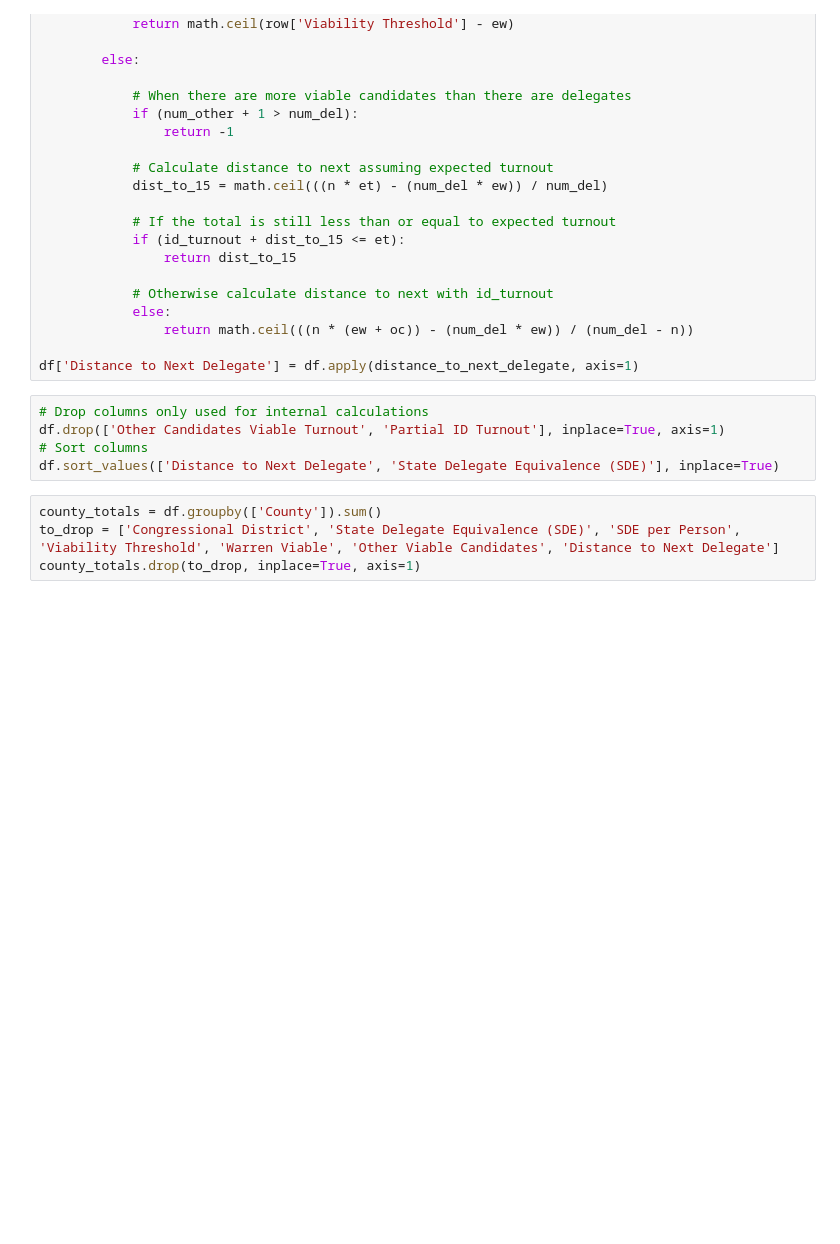
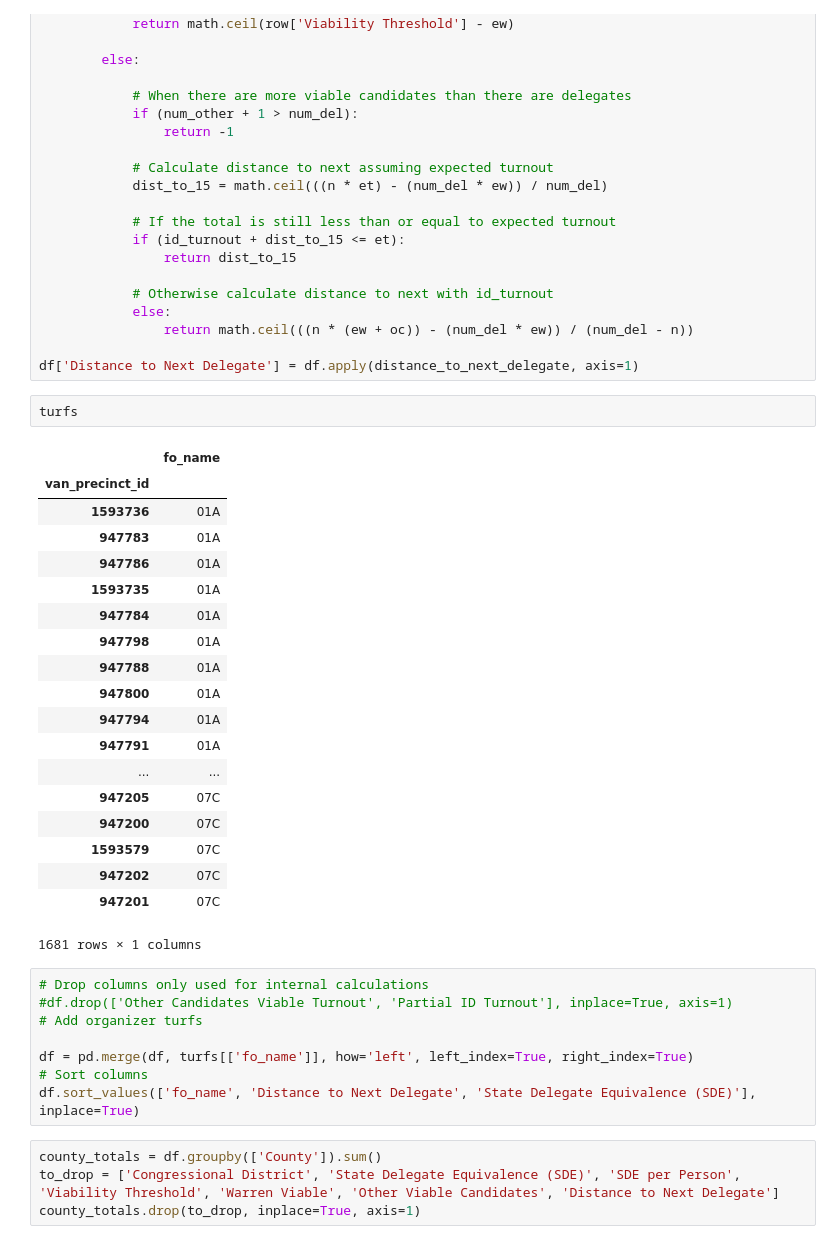
Before and after one commit to hashbron/Big-Structural-Code, a Jupyter notebook: sdenotebook.ipynb, the cells around one changed output. Drawn from its saved outputs; the diff is of its cells as text; blank space fills up the shorter version.

```diff
--- a/sdenotebook.ipynb
+++ b/sdenotebook.ipynb
@@ -264,11 +275,36 @@ def distance_to_next_delegate (row):
                 return math.ceil(((n * (ew + oc)) - (num_del * ew)) / (num_del - n))
 
 df['Distance to Next Delegate'] = df.apply(distance_to_next_delegate, axis=1)
+# %%
+turfs
+# %% [output]
+|  | fo_name |
+| van_precinct_id |  |
+| 1593736 | 01A |
+| 947783 | 01A |
+| 947786 | 01A |
+| 1593735 | 01A |
+| 947784 | 01A |
+| 947798 | 01A |
+| 947788 | 01A |
+| 947800 | 01A |
+| 947794 | 01A |
+| 947791 | 01A |
+| ... | ... |
+| 947205 | 07C |
+| 947200 | 07C |
+| 1593579 | 07C |
+| 947202 | 07C |
+| 947201 | 07C |
+1681 rows × 1 columns
 # %%
 # Drop columns only used for internal calculations
-df.drop(['Other Candidates Viable Turnout', 'Partial ID Turnout'], inplace=True, axis=1)
+#df.drop(['Other Candidates Viable Turnout', 'Partial ID Turnout'], inplace=True, axis=1)
+# Add organizer turfs
+
+df = pd.merge(df, turfs[['fo_name']], how='left', left_index=True, right_index=True)
 # Sort columns
-df.sort_values(['Distance to Next Delegate', 'State Delegate Equivalence (SDE)'], inplace=True)
+df.sort_values(['fo_name', 'Distance to Next Delegate', 'State Delegate Equivalence (SDE)'], inplace=True)
 # %%
 county_totals = df.groupby(['County']).sum()
 to_drop = ['Congressional District', 'State Delegate Equivalence (SDE)', 'SDE per Person', 'Viability Threshold', 'Warren Viable', 'Other Viable Candidates', 'Distance to Next Delegate']
```
Also changed, not shown: parts of 9 cells of this notebook.
